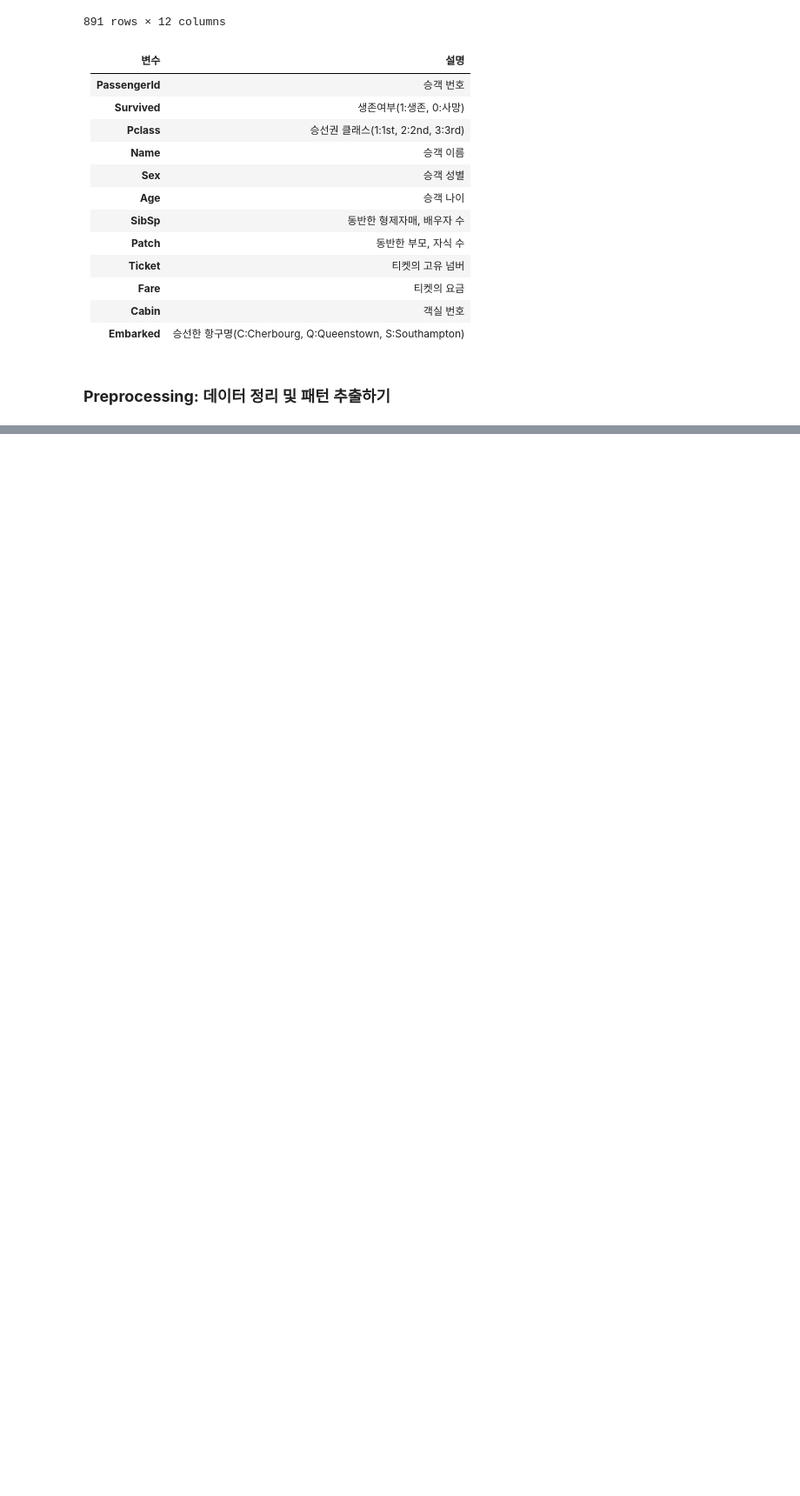
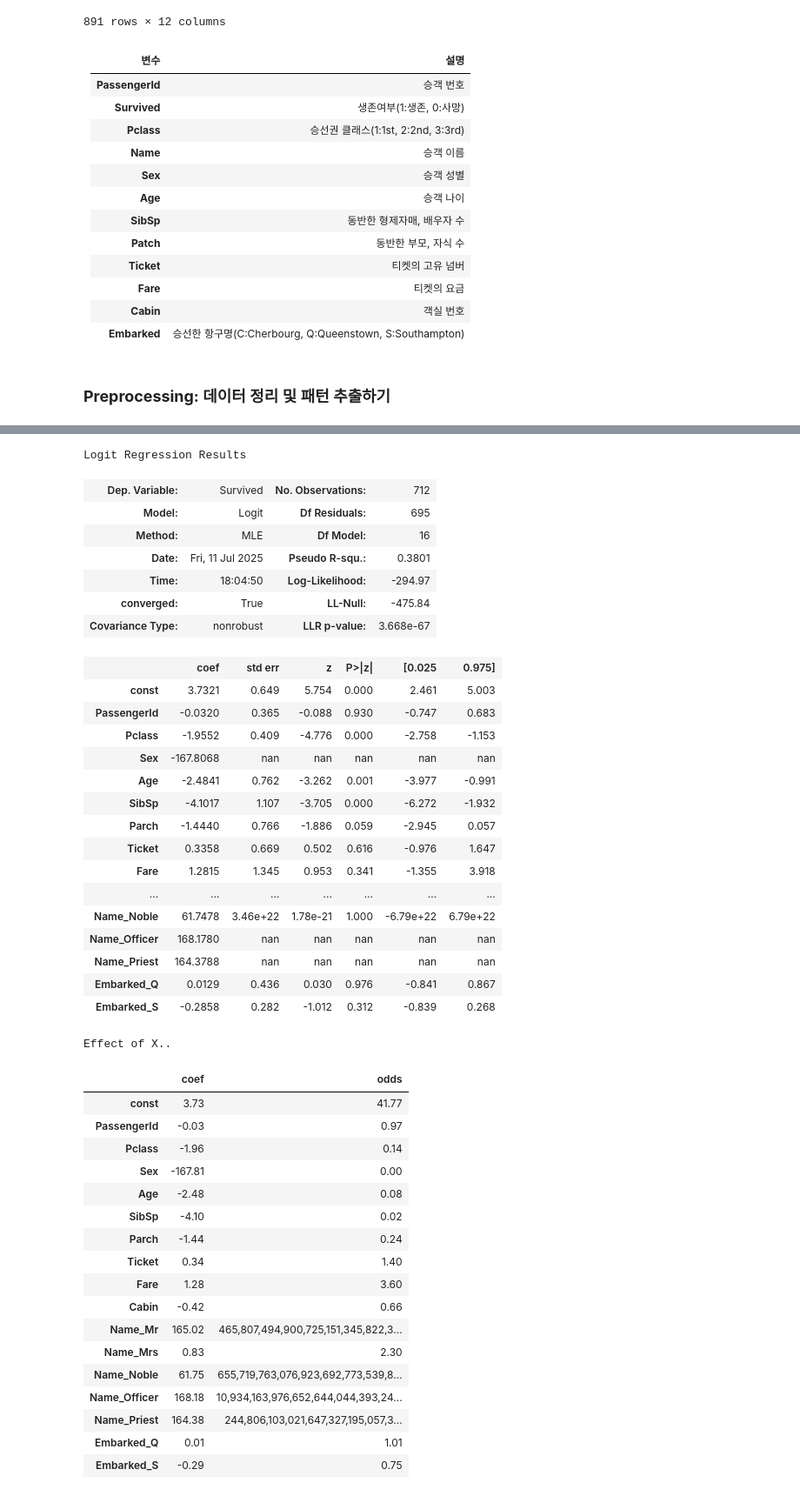
Before and after one commit to myeong-su-choi/financial-ai, a Jupyter notebook: notebooks/2. DataAnalysis_SupervisedClassification.ipynb, the cells around one changed output, grey strips where cells are left out. Shown: that part at 87% size. Drawn from its saved outputs; the diff is of its cells as text; code cells hidden in the pictures; blank space fills up the shorter version.

```diff
--- a/notebooks/2. DataAnalysis_SupervisedClassification.ipynb
+++ b/notebooks/2. DataAnalysis_SupervisedClassification.ipynb
@@ -166,0 +363,19 @@ display(df.describe(include='all'))
+# %%
+# Logistic Regression
+X_train_fes = sm.add_constant(X_train_fes)
+X_test_fes = sm.add_constant(X_test_fes)
+
+model_logitreg = sm.Logit(Y_train, X_train_fes).fit()
+display(model_logitreg.summary())
+
+# 계수 해석
+print("Effect of X..")
+model_logitreg_beta = pd.DataFrame(model_logitreg.params, columns=['coef'])
+display(pd.concat([model_logitreg_beta,
+                   pd.DataFrame(np.exp(model_logitreg.params), columns=['odds'])],
+                   axis=1))
+
+# 예측
+P_trpred = model_logitreg.predict(X_train_fes)
+P_tepred = model_logitreg.predict(X_test_fes)
+# %% [output]
@@ -166,0 +385,43 @@ display(df.describe(include='all'))
+Logit Regression Results
+| Dep. Variable: | Survived | No. Observations: | 712 |
+| Model: | Logit | Df Residuals: | 695 |
+| Method: | MLE | Df Model: | 16 |
+| Date: | Fri, 11 Jul 2025 | Pseudo R-squ.: | 0.3801 |
+| Time: | 18:04:50 | Log-Likelihood: | -294.97 |
+| converged: | True | LL-Null: | -475.84 |
+| Covariance Type: | nonrobust | LLR p-value: | 3.668e-67 |
+|  | coef | std err | z | P>|z| | [0.025 | 0.975] |
+| const | 3.7321 | 0.649 | 5.754 | 0.000 | 2.461 | 5.003 |
+| PassengerId | -0.0320 | 0.365 | -0.088 | 0.930 | -0.747 | 0.683 |
+| Pclass | -1.9552 | 0.409 | -4.776 | 0.000 | -2.758 | -1.153 |
+| Sex | -167.8068 | nan | nan | nan | nan | nan |
+| Age | -2.4841 | 0.762 | -3.262 | 0.001 | -3.977 | -0.991 |
+| SibSp | -4.1017 | 1.107 | -3.705 | 0.000 | -6.272 | -1.932 |
+| Parch | -1.4440 | 0.766 | -1.886 | 0.059 | -2.945 | 0.057 |
+| Ticket | 0.3358 | 0.669 | 0.502 | 0.616 | -0.976 | 1.647 |
+| Fare | 1.2815 | 1.345 | 0.953 | 0.341 | -1.355 | 3.918 |
+| ... | ... | ... | ... | ... | ... | ... |
+| Name_Noble | 61.7478 | 3.46e+22 | 1.78e-21 | 1.000 | -6.79e+22 | 6.79e+22 |
+| Name_Officer | 168.1780 | nan | nan | nan | nan | nan |
+| Name_Priest | 164.3788 | nan | nan | nan | nan | nan |
+| Embarked_Q | 0.0129 | 0.436 | 0.030 | 0.976 | -0.841 | 0.867 |
+| Embarked_S | -0.2858 | 0.282 | -1.012 | 0.312 | -0.839 | 0.268 |
+Effect of X..
+|  | coef | odds |
+| const | 3.73 | 41.77 |
+| PassengerId | -0.03 | 0.97 |
+| Pclass | -1.96 | 0.14 |
+| Sex | -167.81 | 0.00 |
+| Age | -2.48 | 0.08 |
+| SibSp | -4.10 | 0.02 |
+| Parch | -1.44 | 0.24 |
+| Ticket | 0.34 | 1.40 |
+| Fare | 1.28 | 3.60 |
+| Cabin | -0.42 | 0.66 |
+| Name_Mr | 165.02 | 465,807,494,900,725,151,345,822,3... |
+| Name_Mrs | 0.83 | 2.30 |
+| Name_Noble | 61.75 | 655,719,763,076,923,692,773,539,8... |
+| Name_Officer | 168.18 | 10,934,163,976,652,644,044,393,24... |
+| Name_Priest | 164.38 | 244,806,103,021,647,327,195,057,3... |
+| Embarked_Q | 0.01 | 1.01 |
+| Embarked_S | -0.29 | 0.75 |
```
Also changed, not shown: parts of 13 cells of this notebook, 3 other files.
